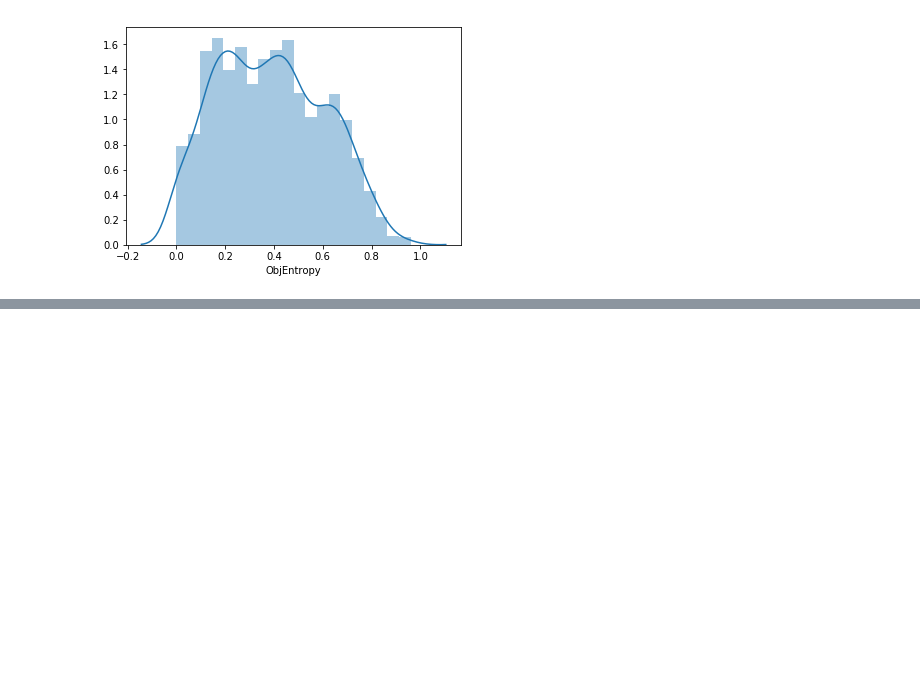
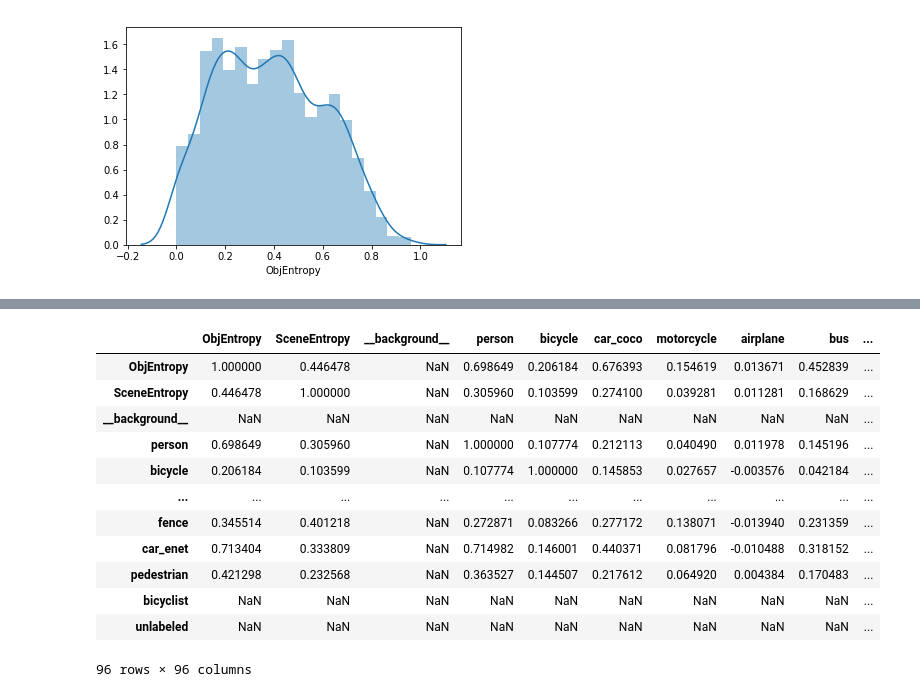
Before and after one commit to sagarjoglekar/PyTorch-ENet, a Jupyter notebook: notebooks/runEnet_onImages.ipynb, the cells around one changed output, grey strips where cells are left out. Saved outputs shown, nothing was run; the diff lists cells and outputs as text; code cells hidden in the pictures; blank space fills up the shorter version.

```diff
--- a/notebooks/runEnet_onImages.ipynb
+++ b/notebooks/runEnet_onImages.ipynb
@@ -444,0 +445,16 @@ sns.distplot(df['ca'])
+# %%
+df.corr()
+# %% [output]
+|  | ObjEntropy | SceneEntropy | __background__ | person | bicycle | car_coco | motorcycle | airplane | bus | ... |
+| ObjEntropy | 1.000000 | 0.446478 | NaN | 0.698649 | 0.206184 | 0.676393 | 0.154619 | 0.013671 | 0.452839 | ... |
+| SceneEntropy | 0.446478 | 1.000000 | NaN | 0.305960 | 0.103599 | 0.274100 | 0.039281 | 0.011281 | 0.168629 | ... |
+| __background__ | NaN | NaN | NaN | NaN | NaN | NaN | NaN | NaN | NaN | ... |
+| person | 0.698649 | 0.305960 | NaN | 1.000000 | 0.107774 | 0.212113 | 0.040490 | 0.011978 | 0.145196 | ... |
+| bicycle | 0.206184 | 0.103599 | NaN | 0.107774 | 1.000000 | 0.145853 | 0.027657 | -0.003576 | 0.042184 | ... |
+| ... | ... | ... | ... | ... | ... | ... | ... | ... | ... | ... |
+| fence | 0.345514 | 0.401218 | NaN | 0.272871 | 0.083266 | 0.277172 | 0.138071 | -0.013940 | 0.231359 | ... |
+| car_enet | 0.713404 | 0.333809 | NaN | 0.714982 | 0.146001 | 0.440371 | 0.081796 | -0.010488 | 0.318152 | ... |
+| pedestrian | 0.421298 | 0.232568 | NaN | 0.363527 | 0.144507 | 0.217612 | 0.064920 | 0.004384 | 0.170483 | ... |
+| bicyclist | NaN | NaN | NaN | NaN | NaN | NaN | NaN | NaN | NaN | ... |
+| unlabeled | NaN | NaN | NaN | NaN | NaN | NaN | NaN | NaN | NaN | ... |
+96 rows × 96 columns
```
Also changed, not shown: parts of 1 cell of this notebook.
